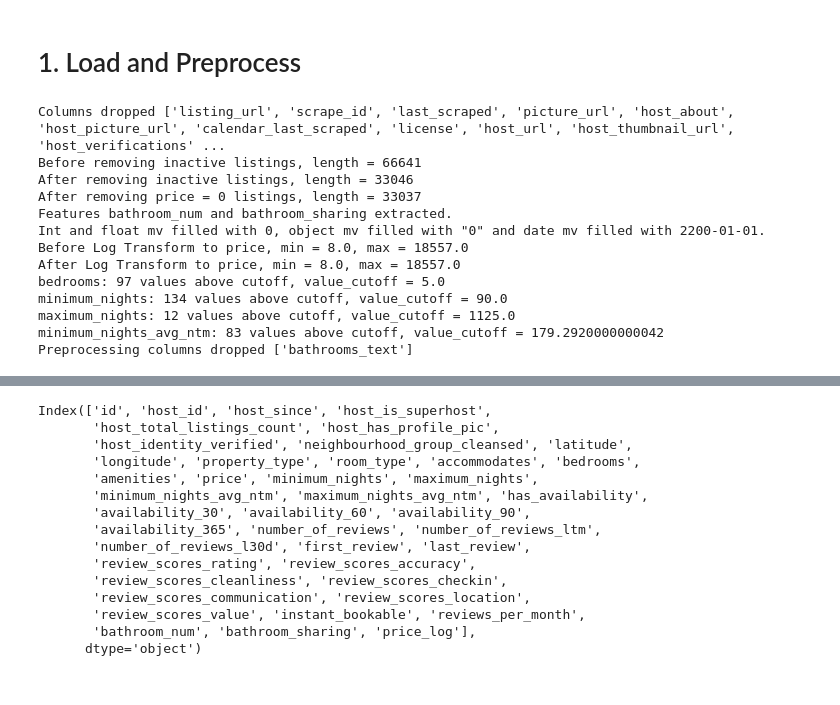
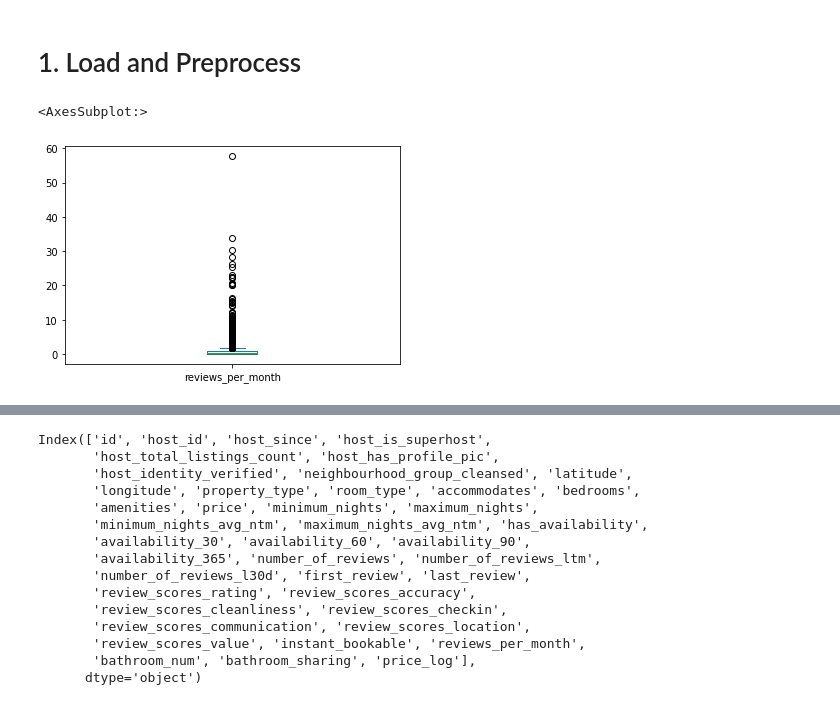
Before and after one commit to skoruthu/airbnb_recommender, a Jupyter notebook: models.ipynb, the cells around one changed output, grey strips where cells are left out. Cells and saved outputs as stored; diff of their text form; code cells hidden in the pictures.

Commit message:
update preprocessing and model

```diff
--- a/models.ipynb
+++ b/models.ipynb
@@ -146,18 +130,8 @@ def check_impact(df):
 # 1. Load and Preprocess
 # %%
 data = pd.read_csv('data/listings.csv.gz')
-df = preprocess_df(data = data, verbose = True)
-# %% [output]
-Columns dropped ['listing_url', 'scrape_id', 'last_scraped', 'picture_url', 'host_about', 'host_picture_url', 'calendar_last_scraped', 'license', 'host_url', 'host_thumbnail_url', 'host_verifications' ...
-Before removing inactive listings, length = 66641
-After removing inactive listings, length = 33046
-After removing price = 0 listings, length = 33037
-Features bathroom_num and bathroom_sharing extracted.
-Int and float mv filled with 0, object mv filled with "0" and date mv filled with 2200-01-01.
-Before Log Transform to price, min = 8.0, max = 18557.0
-After Log Transform to price, min = 8.0, max = 18557.0
-bedrooms: 97 values above cutoff, value_cutoff = 5.0
-minimum_nights: 134 values above cutoff, value_cutoff = 90.0
-maximum_nights: 12 values above cutoff, value_cutoff = 1125.0
-minimum_nights_avg_ntm: 83 values above cutoff, value_cutoff = 179.2920000000042
-Preprocessing columns dropped ['bathrooms_text']
+# %%
+data['reviews_per_month'].plot(kind='box')
+# %% [output]
+<AxesSubplot:>
+[figure, added]
```
Also changed, not shown: parts of 56 cells of this notebook, 1 other file.
